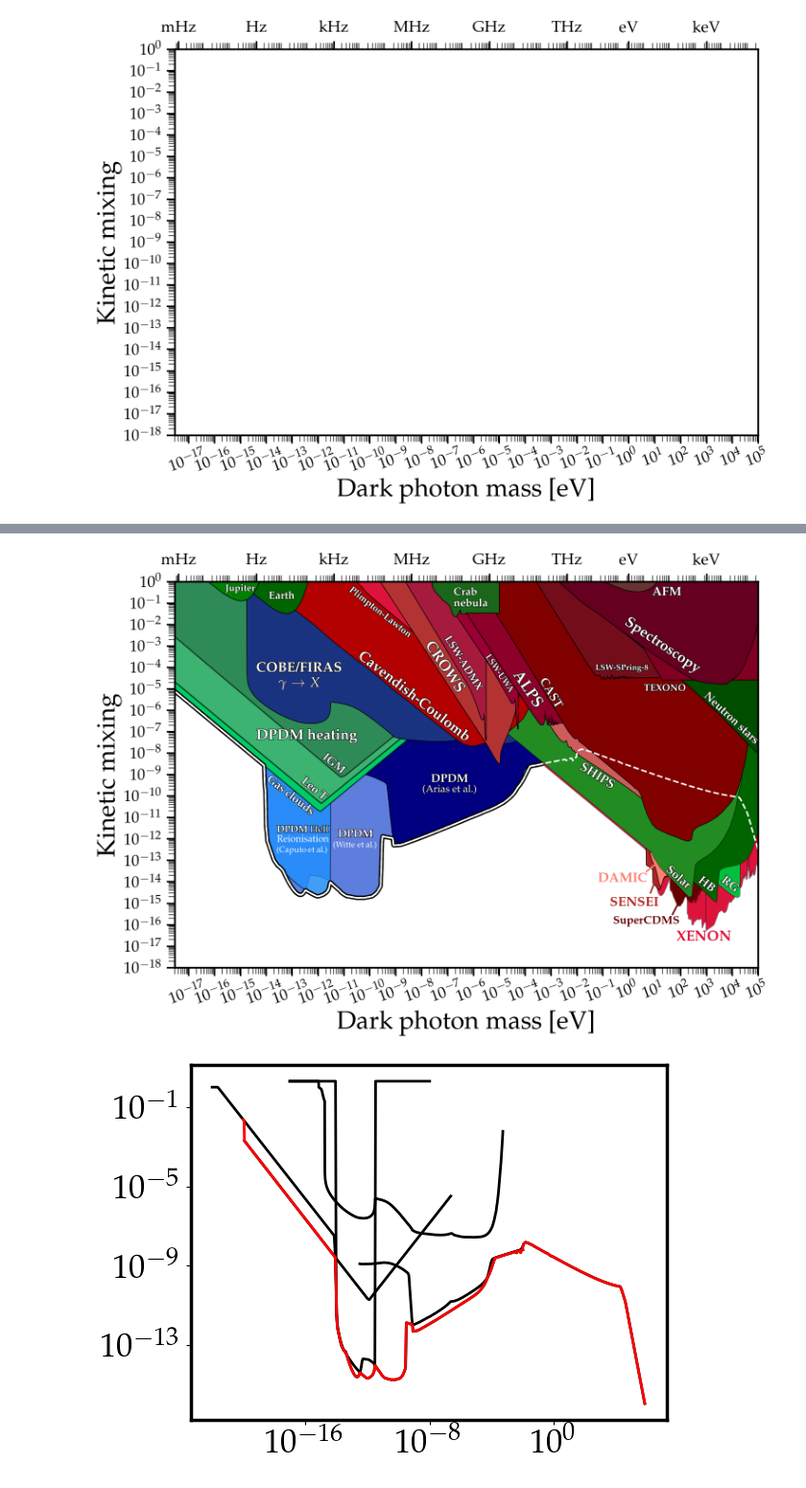
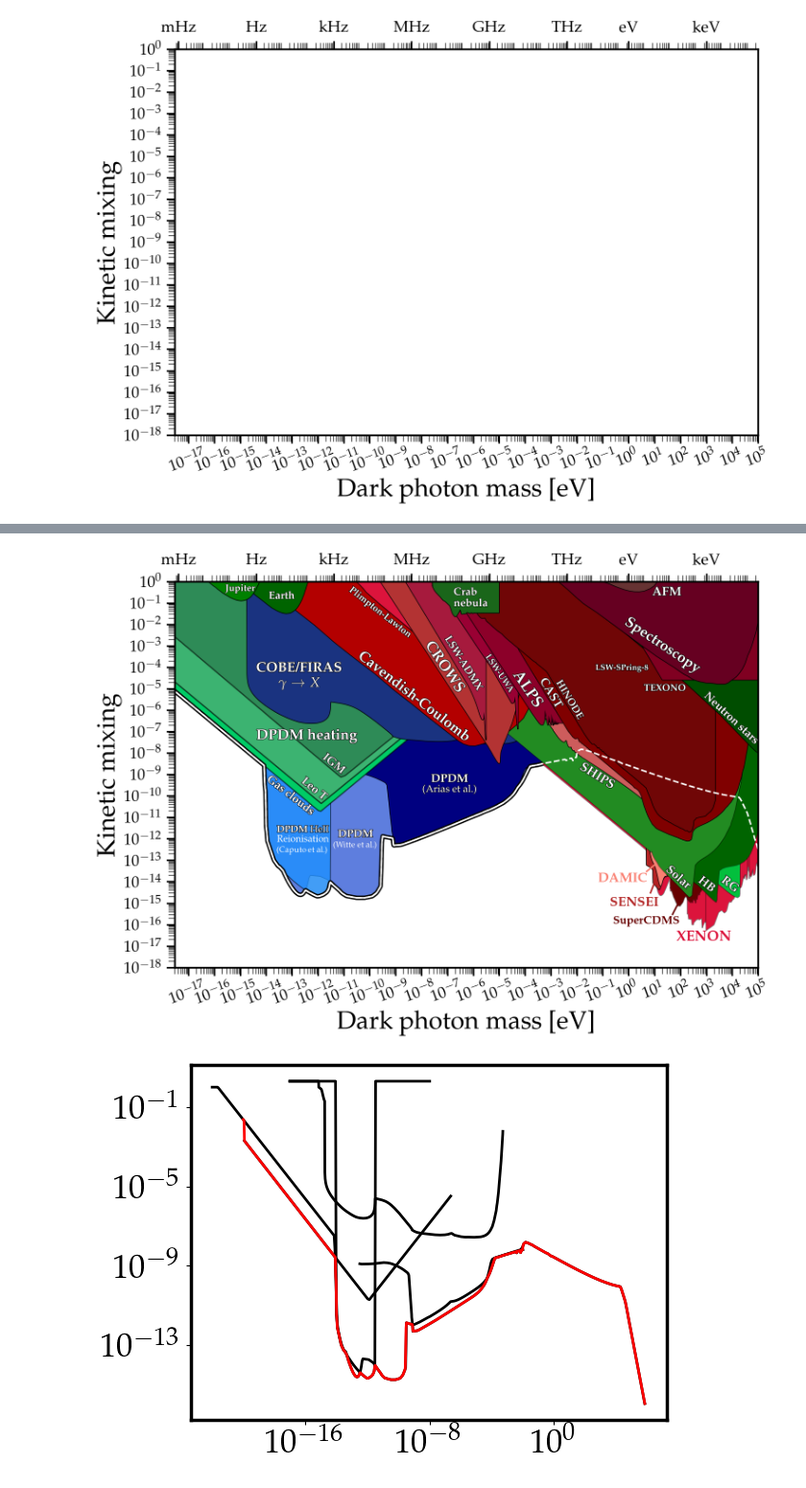
Before and after one commit to cajohare/AxionLimits, a Jupyter notebook: DarkPhoton.ipynb, the cells around one changed output, grey strips where cells are left out. Shown at 96% size. Drawn from its saved outputs; the diff is of its cells as text; code cells hidden in the pictures.

```diff
--- a/DarkPhoton.ipynb
+++ b/DarkPhoton.ipynb
@@ -494,27 +495,28 @@ MySaveFig(fig,'DarkPhoton_PhotonSearches_and_StellarBounds')
 # %%
 fig,ax = DarkPhoton.FigSetup()
 DarkPhoton.DarkMatter(ax)
 DarkPhoton.LSW(ax)
 DarkPhoton.CAST(ax)
 DarkPhoton.SHIPS(ax)
+DarkPhoton.HINODE(ax)
 DarkPhoton.Coulomb(ax)
 DarkPhoton.TEXONO(ax)
 DarkPhoton.Xenon(ax)
 DarkPhoton.DAMIC(ax)
 DarkPhoton.SENSEI(ax)
 DarkPhoton.SuperCDMS(ax)
 DarkPhoton.StellarBounds(ax)
 DarkPhoton.COBEFIRAS(ax)
 DarkPhoton.Jupiter(ax)
 DarkPhoton.Earth(ax)
 DarkPhoton.Crab(ax)
 DarkPhoton.IGM(ax)
 DarkPhoton.LeoT(ax)
 DarkPhoton.GasClouds(ax)
 DarkPhoton.NeutronStarCooling(ax)
 MySaveFig(fig,'DarkPhoton_Semicomplete')
 # %% [output]
-[figure, old version]
+[figure, new version]
 # %%
 dat1 = loadtxt("limit_data/DarkPhoton/GasClouds.txt")
 dat2 = loadtxt("limit_data/DarkPhoton/Cosmology_Witte_inhomogeneous.txt")
```
Also changed, not shown: parts of 1 cell of this notebook, 58 other files.
